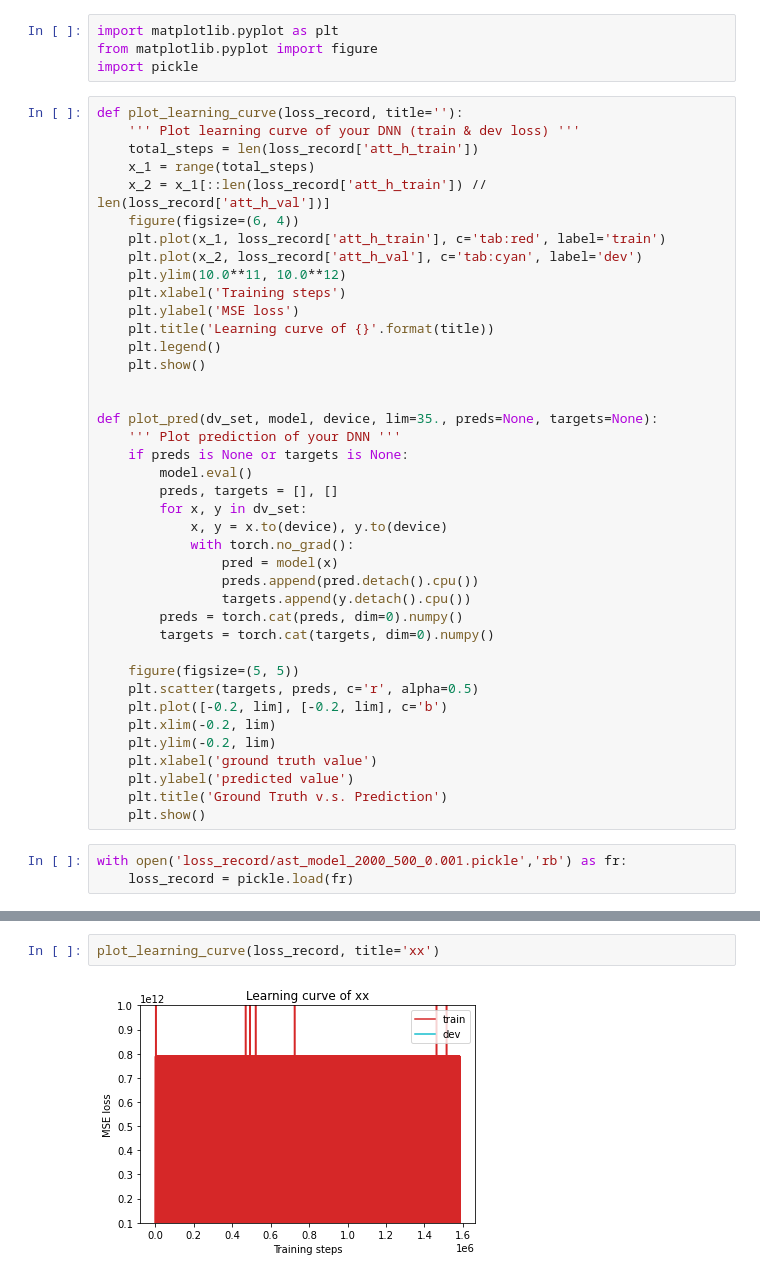
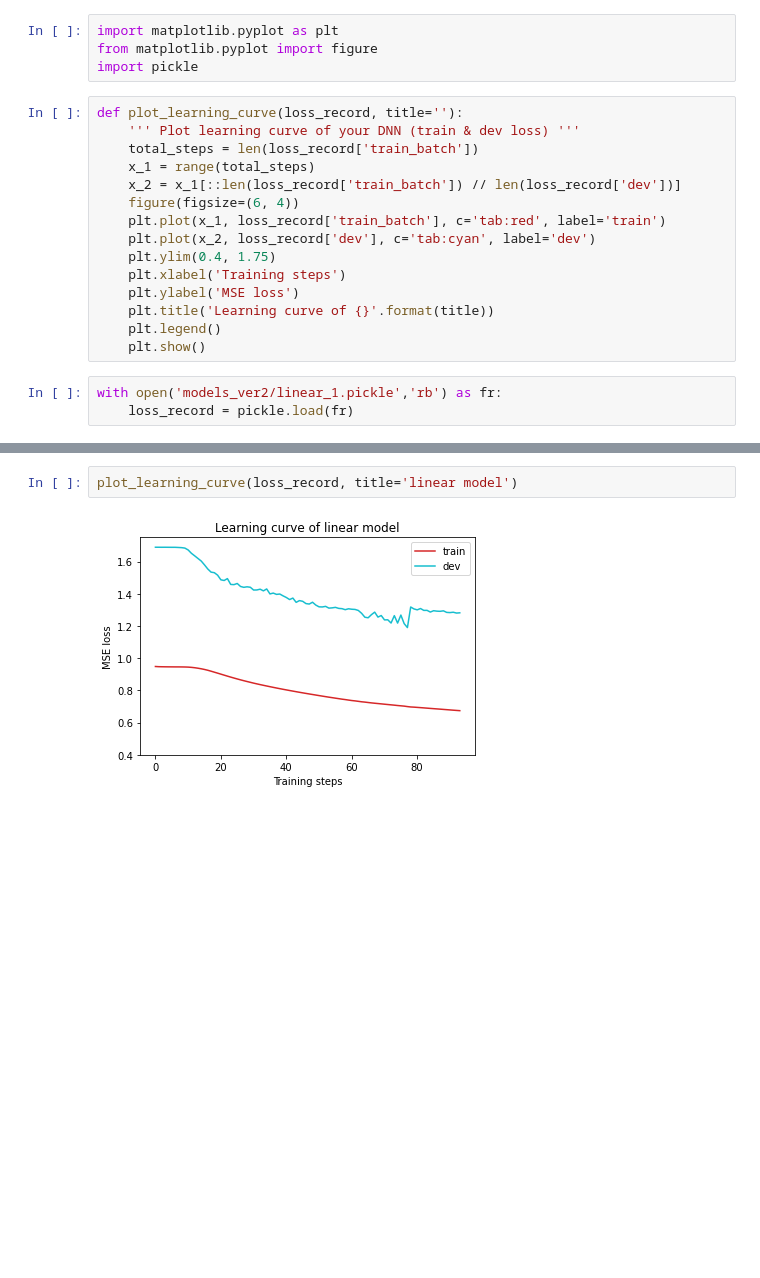
Before and after one commit to tinginde/Kgc-attribute-value-prediction-with-constraints, a Jupyter notebook: Drawing_lr.ipynb, the cells around one changed output, grey strips where cells are left out. Drawn from its saved outputs; the diff is of its cells as text; blank space fills up the shorter version.

```diff
--- a/Drawing_lr.ipynb
+++ b/Drawing_lr.ipynb
@@ -5,44 +5,19 @@ import pickle
 # %%
 def plot_learning_curve(loss_record, title=''):
     ''' Plot learning curve of your DNN (train & dev loss) '''
-    total_steps = len(loss_record['att_h_train'])
+    total_steps = len(loss_record['train_batch'])
     x_1 = range(total_steps)
-    x_2 = x_1[::len(loss_record['att_h_train']) // len(loss_record['att_h_val'])]
+    x_2 = x_1[::len(loss_record['train_batch']) // len(loss_record['dev'])]
     figure(figsize=(6, 4))
-    plt.plot(x_1, loss_record['att_h_train'], c='tab:red', label='train')
-    plt.plot(x_2, loss_record['att_h_val'], c='tab:cyan', label='dev')
-    plt.ylim(10.0**11, 10.0**12)
+    plt.plot(x_1, loss_record['train_batch'], c='tab:red', label='train')
+    plt.plot(x_2, loss_record['dev'], c='tab:cyan', label='dev')
+    plt.ylim(0.4, 1.75)
     plt.xlabel('Training steps')
     plt.ylabel('MSE loss')
     plt.title('Learning curve of {}'.format(title))
     plt.legend()
     plt.show()
-
-
-def plot_pred(dv_set, model, device, lim=35., preds=None, targets=None):
-    ''' Plot prediction of your DNN '''
-    if preds is None or targets is None:
-        model.eval()
-        preds, targets = [], []
-        for x, y in dv_set:
-            x, y = x.to(device), y.to(device)
-            with torch.no_grad():
-                pred = model(x)
-                preds.append(pred.detach().cpu())
-                targets.append(y.detach().cpu())
-        preds = torch.cat(preds, dim=0).numpy()
-        targets = torch.cat(targets, dim=0).numpy()
-
-    figure(figsize=(5, 5))
-    plt.scatter(targets, preds, c='r', alpha=0.5)
-    plt.plot([-0.2, lim], [-0.2, lim], c='b')
-    plt.xlim(-0.2, lim)
-    plt.ylim(-0.2, lim)
-    plt.xlabel('ground truth value')
-    plt.ylabel('predicted value')
-    plt.title('Ground Truth v.s. Prediction')
-    plt.show()
 # %%
-with open('loss_record/ast_model_2000_500_0.001.pickle','rb') as fr:
+with open('models_ver2/linear_1.pickle','rb') as fr:
     loss_record = pickle.load(fr)
 # %%
@@ -52,4 +27,4 @@ dict_keys(['rel_train', 'rel_valid', 'att_h_train', 'att_t_train', 'att_h_val',
 # %%
-plot_learning_curve(loss_record, title='xx')
+plot_learning_curve(loss_record, title='linear model')
 # %% [output]
-[figure, old version]
+[figure, new version]
```
Also changed, not shown: parts of 5 cells of this notebook, 9 other files.
